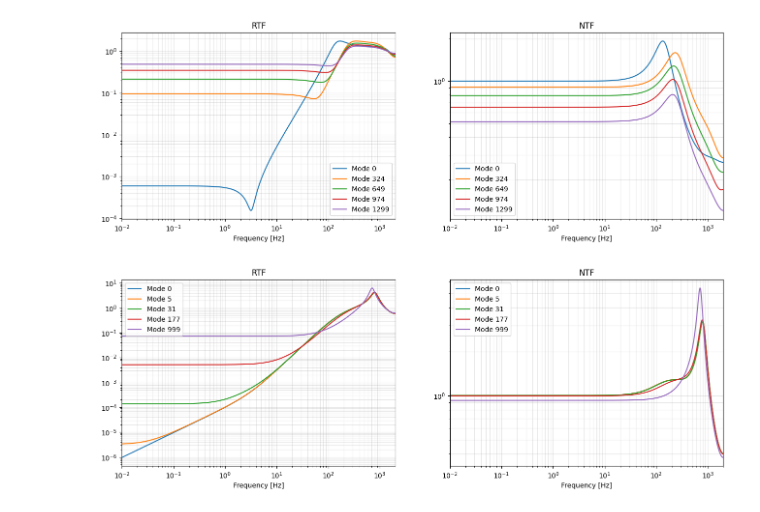
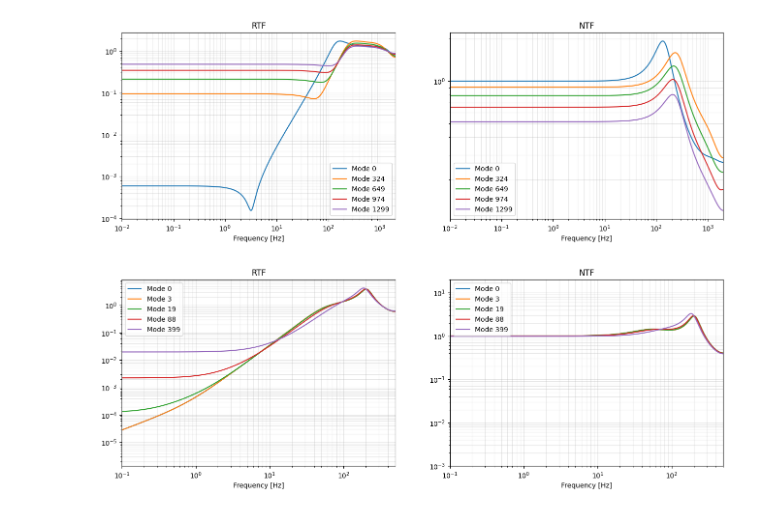
Before and after one commit to Menessao/SPECULA, a Jupyter notebook: config/ErrorBudget/optIIRTFs.ipynb, the cells around one changed output. Drawn from its saved outputs; the diff is of its cells as text; code cells hidden in the pictures.

```diff
--- a/config/ErrorBudget/optIIRTFs.ipynb
+++ b/config/ErrorBudget/optIIRTFs.ipynb
@@ -449,10 +449,11 @@ Matching filters: True
 # %%
 # import specula
 # specula.init(0)
 from specula.mmlib.save_iir_filter import save_and_test_restore, plot_iir_tfs
 from specula.data_objects.iir_filter_data import IirFilterData
 iirs = IirFilterData.restore('/raid1/mmenessini/calibration/XAO/filter/iirfilter_1300modes.fits')
+iirs = IirFilterData.restore('/raid1/mmenessini/calibration/EKARUS/filter/ekarusiir_400modes_exc2_pow1.5.fits')
 
-plot_iir_tfs(iirs, fs=4000, n_filters=1000)
+plot_iir_tfs(iirs, fs=1000, n_filters=400)
 # %% [output]
-[figure, old version]
+[figure, new version]
```
Also changed, not shown: 17 other files.
